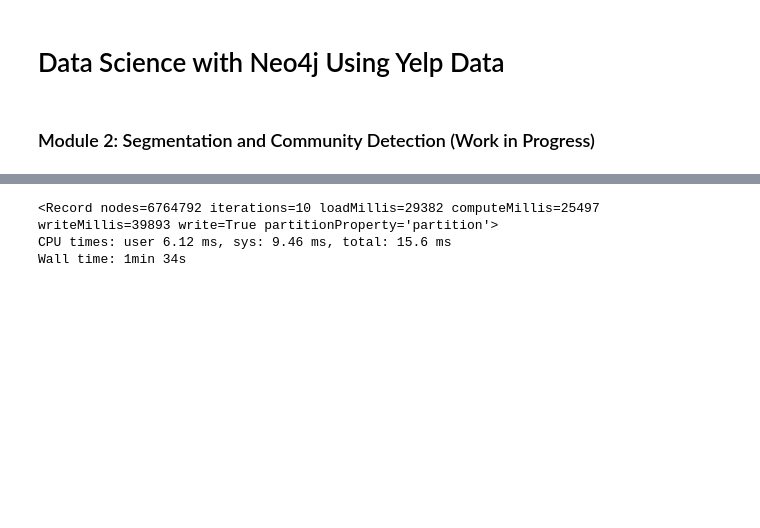
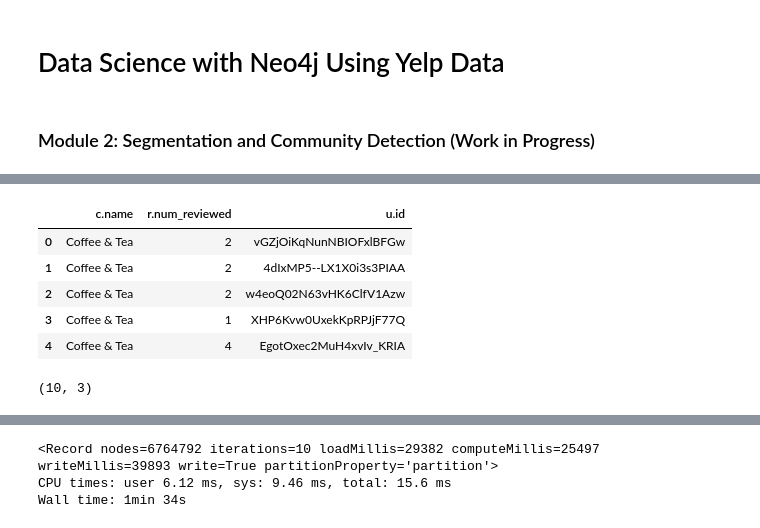
Before and after one commit to neo4j-contrib/neo4j-data-science-yelp, a Jupyter notebook: notebooks/neo4j_yelp_02_community_detection.ipynb, the cells around one changed output, grey strips where cells are left out. Drawn from its saved outputs; the diff is of its cells as text; code cells hidden in the pictures; blank space fills up the shorter version.

```diff
--- a/notebooks/neo4j_yelp_02_community_detection.ipynb
+++ b/notebooks/neo4j_yelp_02_community_detection.ipynb
@@ -116,0 +93,15 @@ Wall time: 144 ms
+# %%
+%%time
+# which business doesn't have a category?  these will be removed later
+query = """
+        MATCH (b:Business)
+        WITH b.name as business, size((b)-[:IN_CATEGORY]->()) AS count
+        WHERE count < 1
+        RETURN business, count
+        """
+
+with driver.session() as session:
+    result = session.run(query)
+
+for row in result:
+    print(row)
@@ -146,0 +132,12 @@ SET s.jaccard_index = jaccard_index
+# %%
+%%time
+# for now, get number of businesses in a category that a user has reviewed
+# create relationship between user and category
+query = """
+        MATCH (u:User)-[:REVIEWED]->(b:Business)-[:IN_CATEGORY]->(c:Category)
+        WITH u, c, COUNT(DISTINCT b) as num_business_reviewed
+        CREATE (u)-[:REVIEWED_CATEGORY {num_reviewed: num_business_reviewed}]->(c)
+        """
+
+with driver.session() as session:
+    result = session.run(query)
@@ -146,0 +147,25 @@ SET s.jaccard_index = jaccard_index
+# %%
+%%time
+query = """
+
+        MATCH (u:User)-[r:REVIEWED_CATEGORY]->(c:Category)
+        RETURN u.id, c.name, r.num_reviewed
+        LIMIT 10
+        """
+
+with driver.session() as session:
+    result = session.run(query)
+
+
+result_df = pd.DataFrame([dict(record) for record in result])
+
+display(result_df.head())
+display(result_df.shape)
+# %% [output]
+|  | c.name | r.num_reviewed | u.id |
+| 0 | Coffee & Tea | 2 | vGZjOiKqNunNBIOFxlBFGw |
+| 1 | Coffee & Tea | 2 | 4dIxMP5--LX1X0i3s3PIAA |
+| 2 | Coffee & Tea | 2 | w4eoQ02N63vHK6ClfV1Azw |
+| 3 | Coffee & Tea | 1 | XHP6Kvw0UxekKpRPJjF77Q |
+| 4 | Coffee & Tea | 4 | EgotOxec2MuH4xvIv_KRIA |
+(10, 3)
```
Also changed, not shown: parts of 24 cells of this notebook.
